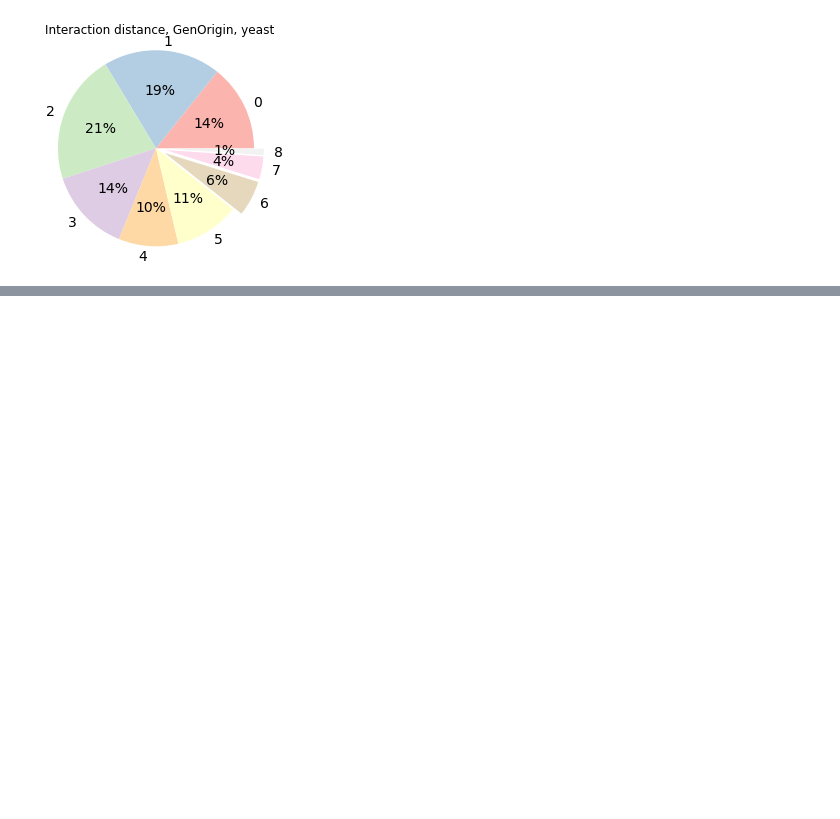
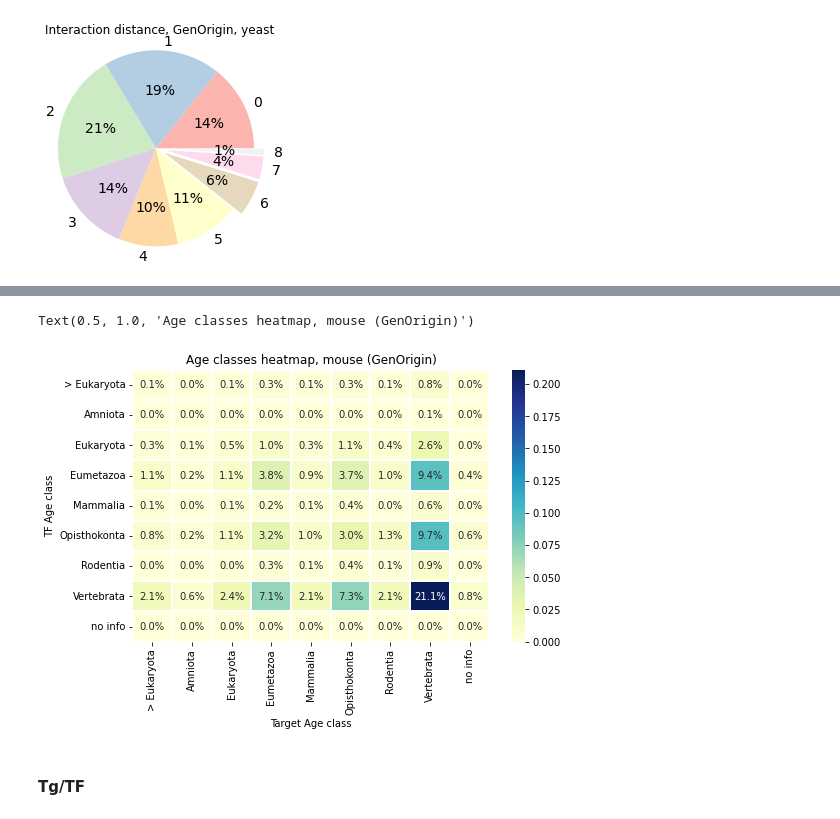
Before and after one commit to Freddsle/age_patterns, a Jupyter notebook: code/03_GenOrigin_age_classes.ipynb, the cells around one changed output, grey strips where cells are left out. Saved outputs shown, nothing was run; the diff lists cells and outputs as text; code cells hidden in the pictures; blank space fills up the shorter version.

Commit message:
add random prot trees and GenOr mouse

```diff
--- a/code/03_GenOrigin_age_classes.ipynb
+++ b/code/03_GenOrigin_age_classes.ipynb
@@ -335,0 +445,9 @@ plt.show()
+# %%
+#rename for mapping
+mouse_gen_ages.rename(columns = {'Tf':'TF'}, inplace = True)
+# %%
+# mapping
+mouse_data['Tf_age'] = mouse_data.merge(mouse_gen_ages, how='left', on=['TF']).distance
+
+mouse_gen_ages. rename(columns = {'TF':'Target'}, inplace = True)
+mouse_data['Tg_age'] = mouse_data.merge(mouse_gen_ages, how='left', on=['Target']).distance
@@ -335,0 +465,6 @@ plt.show()
+# %%
+# Substituting nans with "no info"
+mouse_data[['Tg_age', 'Tf_age']] = mouse_data[['Tg_age', 'Tf_age']].replace(np.nan, 'no info')
+# %%
+heatmap_m = pd.crosstab(mouse_data.Tf_age, mouse_data.Tg_age, normalize=True)
+heatmap_m
@@ -335,0 +483,27 @@ plt.show()
+# %%
+plt.rcParams["figure.figsize"] = 8, 5
+
+x_axis_labels = ['> Eukaryota', 'Amniota', 'Eukaryota', 'Eumetazoa', 'Mammalia',
+                 'Opisthokonta', 'Rodentia','Vertebrata', 'no info']
+
+y_axis_labels = ['> Eukaryota', 'Amniota', 'Eukaryota', 'Eumetazoa', 'Mammalia',
+                 'Opisthokonta', 'Rodentia','Vertebrata', 'no info']
+
+s = sns.heatmap(heatmap_m,
+                xticklabels=x_axis_labels,
+                yticklabels=y_axis_labels,
+                annot=True,
+                fmt=".1%",
+                cmap="YlGnBu",
+                linewidths=1.5)
+
+s.set(xlabel='Target Age class', ylabel='TF Age class')
+plt.title('Age classes heatmap, mouse (GenOrigin)')
+
+#plt.savefig('../data/03_plots/mouse_heatmap_01.png')
+#plt.close()
+# %% [output]
+Text(0.5, 1.0, 'Age classes heatmap, mouse (GenOrigin)')
+[figure, added]
+# %% [markdown]
+#### Tg/TF
```
Also changed, not shown: parts of 24 cells of this notebook, 12 other files.
